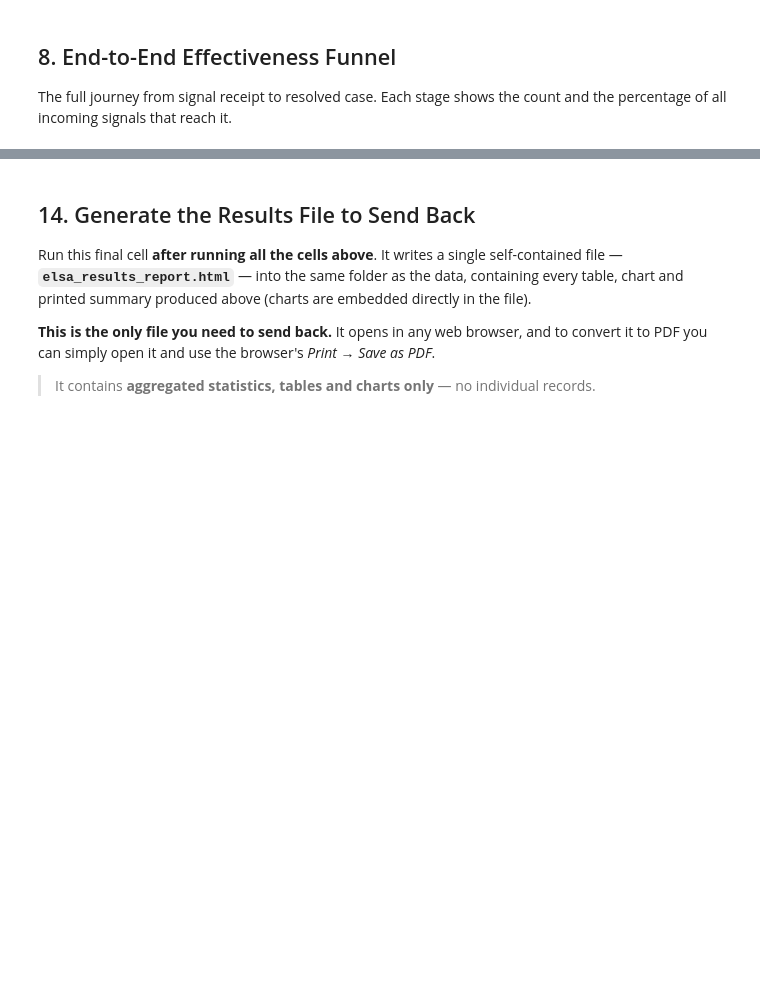
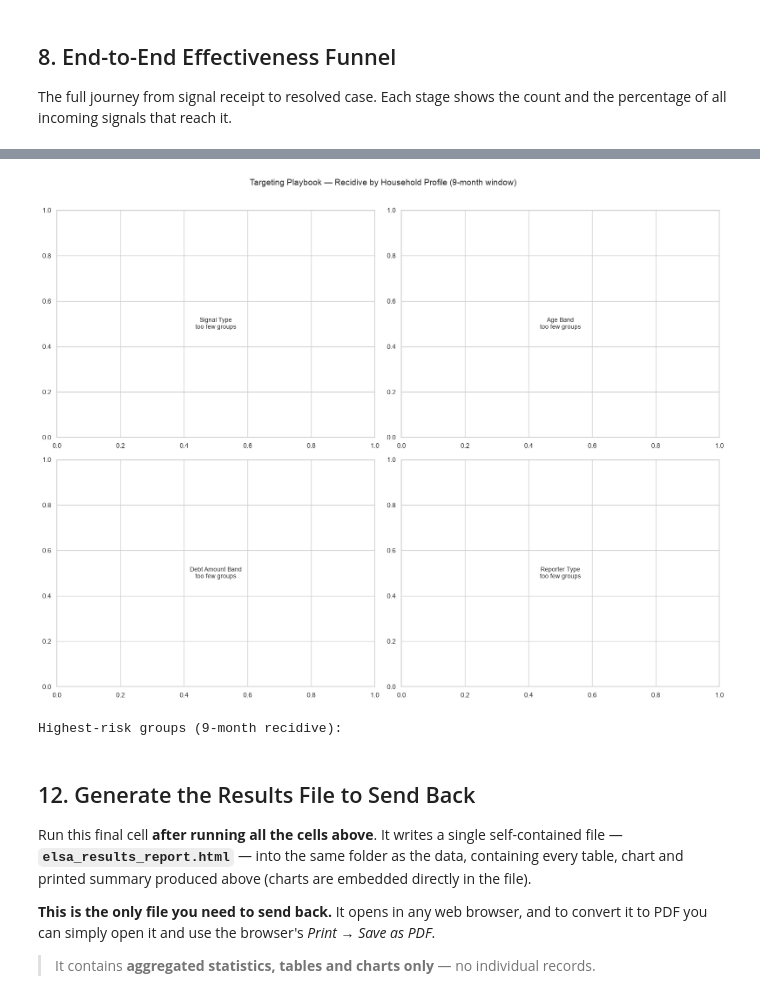
Before and after one commit to ELSA-lab-p-d/WP3-analysis-early-signaling, a Jupyter notebook: Dataset Analysis/2026/elsa_analysis_V1.1.ipynb, the cells around one changed output, grey strips where cells are left out. Cells and saved outputs as stored; diff of their text form; code cells hidden in the pictures; blank space fills up the shorter version.

```diff
--- a/Dataset Analysis/2026/elsa_analysis_V1.1.ipynb
+++ b/Dataset Analysis/2026/elsa_analysis_V1.1.ipynb
@@ -1497,5 +1263,70 @@ else:
+# %%
+_report_section('11. Targeting — Which Groups Have the Highest Recidive Risk?')
+MIN_CELL = 30
+
+obs11 = sig[sig['observable_9m']].copy()
+
+def _breakdown(col, label, ax):
+    if col not in obs11.columns:
+        ax.text(0.5, 0.5, f'{label}\nnot available', ha='center', va='center',
+                transform=ax.transAxes, fontsize=10)
+        return
+    _g = (obs11.dropna(subset=[col])
+          .groupby(col)['recidive_9m']
+          .agg(n='count', rate='mean'))
+    _g = _g[_g['n'] >= MIN_CELL].sort_values('rate', ascending=True)
+    if len(_g) == 0:
+        ax.text(0.5, 0.5, f'{label}\ntoo few groups', ha='center', va='center',
+                transform=ax.transAxes, fontsize=10)
+        return
+    _overall = obs11['recidive_9m'].mean() * 100
+    _colors_bar = [COLORS[0] if v * 100 > _overall else COLORS[2]
+                   for v in _g['rate']]
+    _bars = ax.barh(_g.index.astype(str), _g['rate'] * 100, color=_colors_bar)
+    for _b in _bars:
+        ax.text(_b.get_width() + 0.3, _b.get_y() + _b.get_height()/2,
+                f'{_b.get_width():.1f}%', va='center', fontsize=9)
+    ax.axvline(_overall, color='red', linestyle='--', linewidth=1.5,
+               label=f'Overall {_overall:.1f}%')
+    ax.xaxis.set_major_formatter(mtick.PercentFormatter())
+    ax.set_title(f'Recidive by {label}')
+    ax.set_xlabel('Recidive % (9-month window)')
+    ax.legend(fontsize=8)
+
+_dims = [
+    ('Type melding', 'Signal Type'),
+    ('age_band',     'Age Band'),
+    ('debt_band',    'Debt Amount Band'),
+    ('Type melder',  'Reporter Type'),
+]
+
+fig, axes = plt.subplots(2, 2, figsize=(16, 12))
+for _ax, (_col, _label) in zip(axes.flatten(), _dims):
+    _breakdown(_col, _label, _ax)
+
+plt.suptitle('Targeting Playbook — Recidive by Household Profile (9-month window)',
+             fontsize=14, y=1.01)
+plt.tight_layout()
+plt.show()
+
+# ── Narrative summary ──────────────────────────────────────────────────────────
+print("\nHighest-risk groups (9-month recidive):")
+for _col, _label in _dims:
+    if _col not in obs11.columns:
+        continue
+    _g = (obs11.dropna(subset=[_col])
+          .groupby(_col)['recidive_9m']
+          .agg(n='count', rate='mean'))
+    _g = _g[_g['n'] >= MIN_CELL].sort_values('rate', ascending=False)
+    if len(_g) > 0:
+        _top = _g.iloc[0]
+        print(f"  {_label:<20}: {_g.index[0]}  →  "
+              f"{_top['rate']*100:.1f}% recidive  (n={int(_top['n']):,})")
+# %% [output]
+[figure, added]
+Highest-risk groups (9-month recidive):
 # %% [markdown]
-## 14. Generate the Results File to Send Back
+## 12. Generate the Results File to Send Back
 
 Run this final cell **after running all the cells above**. It writes a single self-contained file —
 **`elsa_results_report.html`** — into the same folder as the data, containing every table, chart and
```
Also changed, not shown: parts of 43 cells of this notebook.
